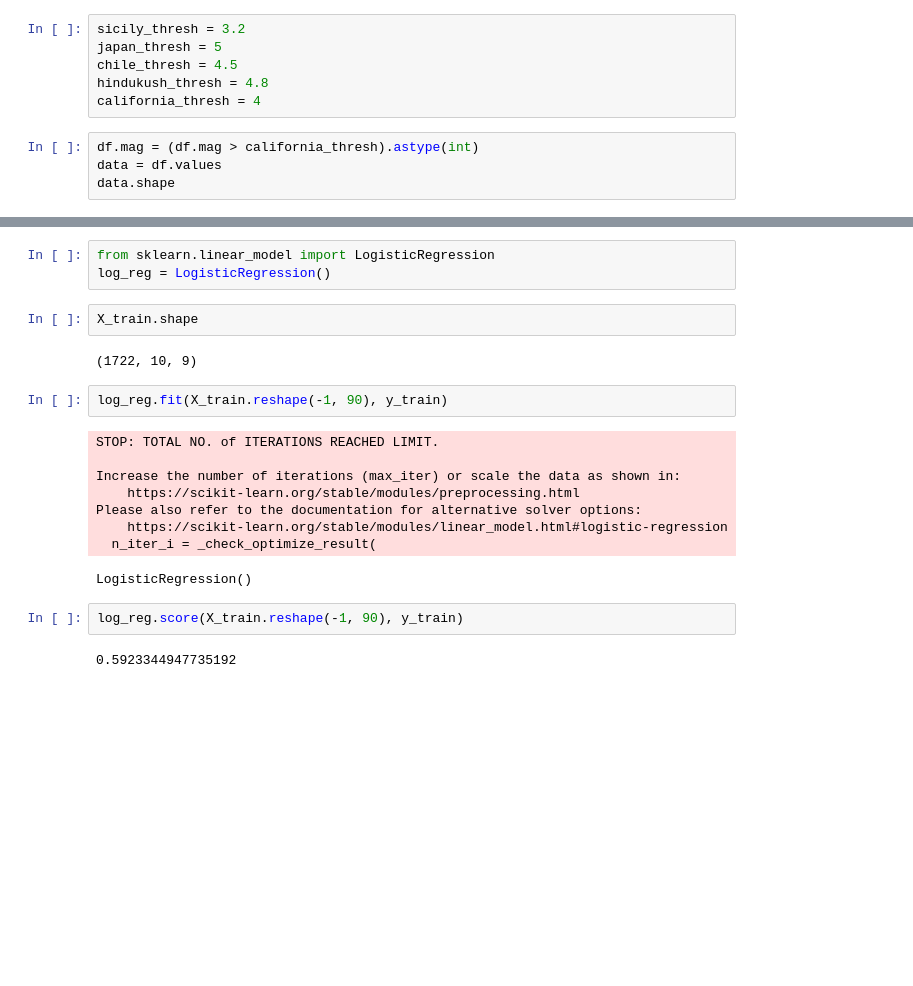
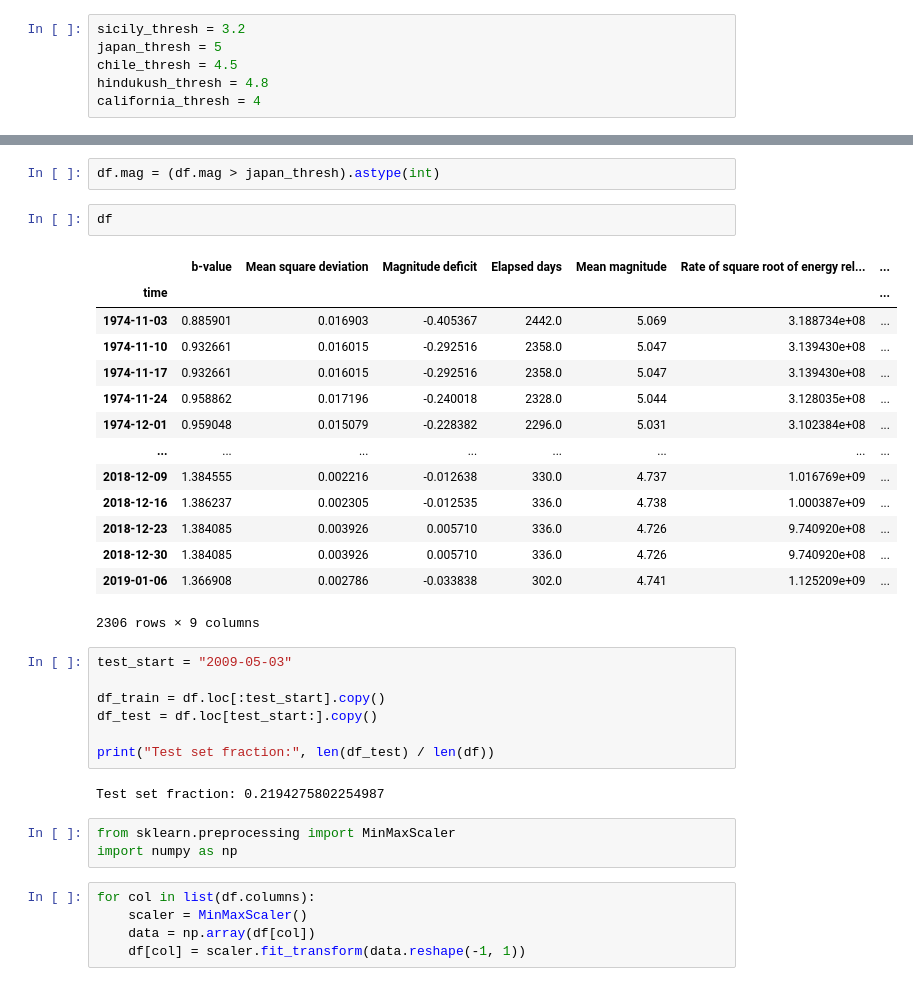
Before and after one commit to fibletype/data-science-course, a Jupyter notebook: sem_2/task3/sample.ipynb, the cells around one changed output, grey strips where cells are left out. Cells and saved outputs as stored; diff of their text form; blank space fills up the shorter version.

```diff
--- a/sem_2/task3/sample.ipynb
+++ b/sem_2/task3/sample.ipynb
@@ -96,7 +69,3 @@ japan_thresh = 5
 chile_thresh = 4.5
 hindukush_thresh = 4.8
 california_thresh = 4
-# %%
-df.mag = (df.mag > california_thresh).astype(int)
-data = df.values
-data.shape
@@ -274,22 +72,36 @@ Test accuracy: 0.6034989316239316
-# %%
-from sklearn.linear_model import LogisticRegression
-log_reg = LogisticRegression()
-# %%
-X_train.shape
-# %% [output]
-(1722, 10, 9)
-# %%
-log_reg.fit(X_train.reshape(-1, 90), y_train)
-# %% [output]
-STOP: TOTAL NO. of ITERATIONS REACHED LIMIT.
-
-Increase the number of iterations (max_iter) or scale the data as shown in:
-    https://scikit-learn.org/stable/modules/preprocessing.html
-Please also refer to the documentation for alternative solver options:
-    https://scikit-learn.org/stable/modules/linear_model.html#logistic-regression
-  n_iter_i = _check_optimize_result(
-LogisticRegression()
-# %%
-log_reg.score(X_train.reshape(-1, 90), y_train)
-# %% [output]
-0.5923344947735192
+# %%
+df.mag = (df.mag > japan_thresh).astype(int)
+# %%
+df
+# %% [output]
+|  | b-value | Mean square deviation | Magnitude deficit | Elapsed days | Mean magnitude | Rate of square root of energy rel... | ... |
+| time |  |  |  |  |  |  | ... |
+| 1974-11-03 | 0.885901 | 0.016903 | -0.405367 | 2442.0 | 5.069 | 3.188734e+08 | ... |
+| 1974-11-10 | 0.932661 | 0.016015 | -0.292516 | 2358.0 | 5.047 | 3.139430e+08 | ... |
+| 1974-11-17 | 0.932661 | 0.016015 | -0.292516 | 2358.0 | 5.047 | 3.139430e+08 | ... |
+| 1974-11-24 | 0.958862 | 0.017196 | -0.240018 | 2328.0 | 5.044 | 3.128035e+08 | ... |
+| 1974-12-01 | 0.959048 | 0.015079 | -0.228382 | 2296.0 | 5.031 | 3.102384e+08 | ... |
+| ... | ... | ... | ... | ... | ... | ... | ... |
+| 2018-12-09 | 1.384555 | 0.002216 | -0.012638 | 330.0 | 4.737 | 1.016769e+09 | ... |
+| 2018-12-16 | 1.386237 | 0.002305 | -0.012535 | 336.0 | 4.738 | 1.000387e+09 | ... |
+| 2018-12-23 | 1.384085 | 0.003926 | 0.005710 | 336.0 | 4.726 | 9.740920e+08 | ... |
+| 2018-12-30 | 1.384085 | 0.003926 | 0.005710 | 336.0 | 4.726 | 9.740920e+08 | ... |
+| 2019-01-06 | 1.366908 | 0.002786 | -0.033838 | 302.0 | 4.741 | 1.125209e+09 | ... |
+2306 rows × 9 columns
+# %%
+test_start = "2009-05-03"
+
+df_train = df.loc[:test_start].copy()
+df_test = df.loc[test_start:].copy()
+
+print("Test set fraction:", len(df_test) / len(df))
+# %% [output]
+Test set fraction: 0.2194275802254987
+# %%
+from sklearn.preprocessing import MinMaxScaler
+import numpy as np
+# %%
+for col in list(df.columns):
+    scaler = MinMaxScaler()
+    data = np.array(df[col])
+    df[col] = scaler.fit_transform(data.reshape(-1, 1))
```
Also changed, not shown: parts of 58 cells of this notebook.
